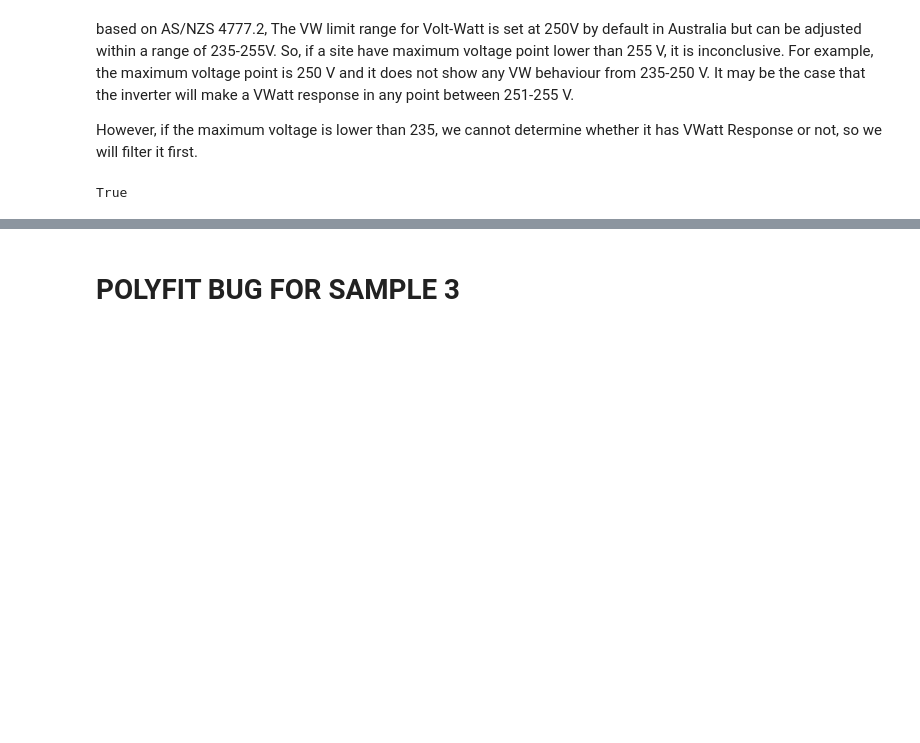
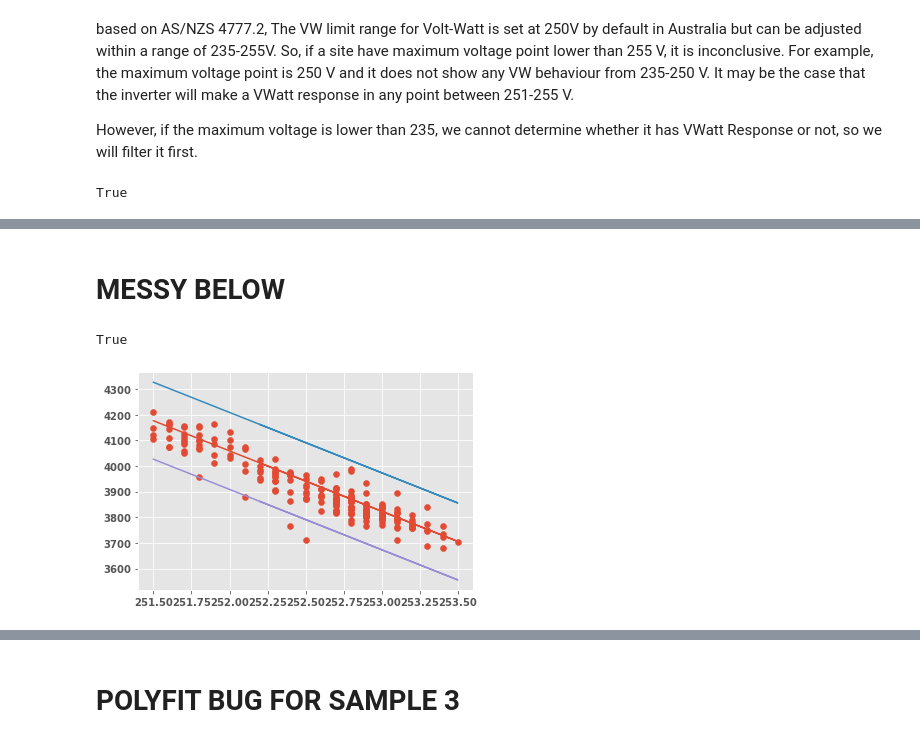
Before and after one commit to mssamhan31/Solar-Curtailment, a Jupyter notebook: src/VWatt Optimization.ipynb, the cells around one changed output, grey strips where cells are left out. Drawn from its saved outputs; the diff is of its cells as text; code cells hidden in the pictures; blank space fills up the shorter version.

```diff
--- a/src/VWatt Optimization.ipynb
+++ b/src/VWatt Optimization.ipynb
@@ -766,0 +764,31 @@ vwatt_curt_energy
+# %% [markdown]
+# MESSY BELOW
+# %%
+is_clear_sky_day
+# %% [output]
+True
+# %%
+data_site['power_limit_vw'] = data_site['voltage'].apply(voltWattCurve, limit = 248) * ac_cap
+# %%
+suspect_data_filter = data_site['power_limit_vw'] < data_site['power_expected']
+suspect_data = data_site[suspect_data_filter]
+# %%
+BUFFER_HIGH_VAL =  150 #This is from Tim's thesis. In Tim's program the used value is 0.035 * ac_cap but IDK it doesn't work well.
+BUFFER_LOW_VAL = 150  #This is from Tim's thesis. In Tim's program the used value is 0.08 * ac_cap but IDK it doesn't work well.
+buffer_high_filter = suspect_data['power_relative'] > 0.9
+buffer_low_filter = ~buffer_high_filter
+
+pd.options.mode.chained_assignment = None  # default='warn'
+suspect_data.loc[buffer_high_filter, 'power_limit_upper'] = suspect_data['power_limit_vw'] + BUFFER_HIGH_VAL
+suspect_data.loc[buffer_high_filter, 'power_limit_lower'] = suspect_data['power_limit_vw'] - BUFFER_HIGH_VAL
+
+suspect_data.loc[buffer_low_filter, 'power_limit_upper'] = suspect_data['power_limit_vw'] + BUFFER_LOW_VAL
+suspect_data.loc[buffer_low_filter, 'power_limit_lower'] = suspect_data['power_limit_vw'] - BUFFER_LOW_VAL
+# %%
+plt.scatter(suspect_data['voltage'], suspect_data['power'])
+plt.plot(suspect_data['voltage'], suspect_data['power_limit_vw'])
+plt.plot(suspect_data['voltage'], suspect_data['power_limit_upper'])
+plt.plot(suspect_data['voltage'], suspect_data['power_limit_lower'])
+plt.show()
+# %% [output]
+[figure, added]
```
Also changed, not shown: parts of 20 cells of this notebook, 1 other file.
